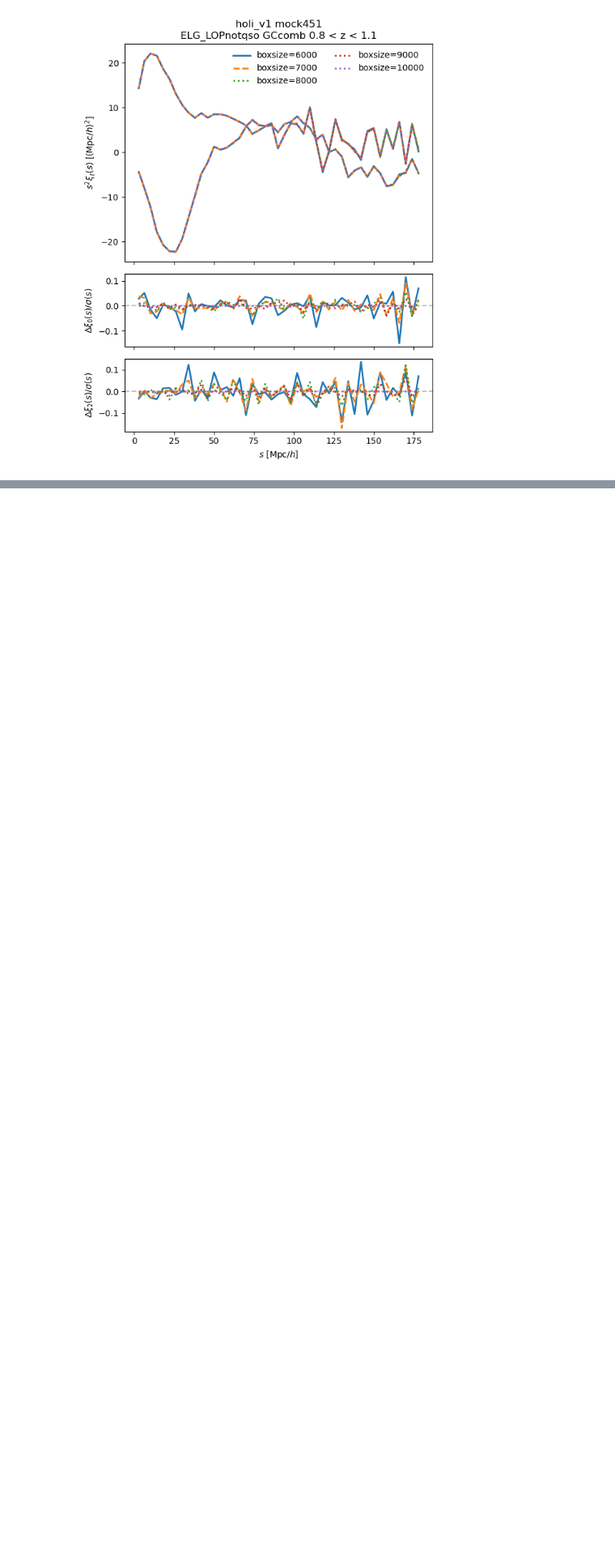
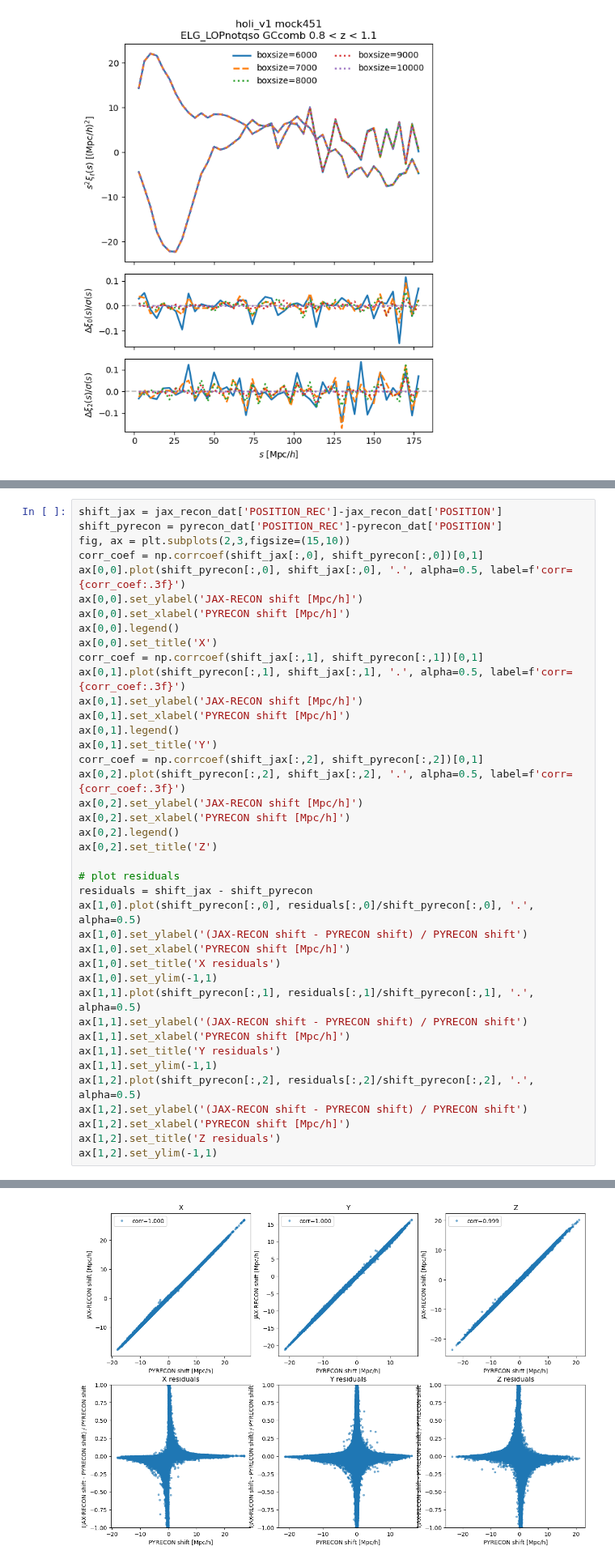
Before and after one commit to domichbt/desi-clustering, a Jupyter notebook: clustering_statistics/nb/checking_recon.ipynb, the cells around one changed output, grey strips where cells are left out. Shown at 81% size. Saved outputs shown, nothing was run; the diff lists cells and outputs as text; blank space fills up the shorter version.

```diff
--- a/clustering_statistics/nb/checking_recon.ipynb
+++ b/clustering_statistics/nb/checking_recon.ipynb
@@ -747,0 +729,41 @@ Catalog(csize=702072, size=702072, columns=['DEC', 'INDWEIGHT', 'NX', 'POSITION'
+# %%
+shift_jax = jax_recon_dat['POSITION_REC']-jax_recon_dat['POSITION']
+shift_pyrecon = pyrecon_dat['POSITION_REC']-pyrecon_dat['POSITION']
+fig, ax = plt.subplots(2,3,figsize=(15,10))
+corr_coef = np.corrcoef(shift_jax[:,0], shift_pyrecon[:,0])[0,1]
+ax[0,0].plot(shift_pyrecon[:,0], shift_jax[:,0], '.', alpha=0.5, label=f'corr={corr_coef:.3f}')
+ax[0,0].set_ylabel('JAX-RECON shift [Mpc/h]')
+ax[0,0].set_xlabel('PYRECON shift [Mpc/h]')
+ax[0,0].legend()
+ax[0,0].set_title('X')
+corr_coef = np.corrcoef(shift_jax[:,1], shift_pyrecon[:,1])[0,1]
+ax[0,1].plot(shift_pyrecon[:,1], shift_jax[:,1], '.', alpha=0.5, label=f'corr={corr_coef:.3f}')
+ax[0,1].set_ylabel('JAX-RECON shift [Mpc/h]')
+ax[0,1].set_xlabel('PYRECON shift [Mpc/h]')
+ax[0,1].legend()
+ax[0,1].set_title('Y')
+corr_coef = np.corrcoef(shift_jax[:,2], shift_pyrecon[:,2])[0,1]
+ax[0,2].plot(shift_pyrecon[:,2], shift_jax[:,2], '.', alpha=0.5, label=f'corr={corr_coef:.3f}')
+ax[0,2].set_ylabel('JAX-RECON shift [Mpc/h]')
+ax[0,2].set_xlabel('PYRECON shift [Mpc/h]')
+ax[0,2].legend()
+ax[0,2].set_title('Z')
+
+# plot residuals
+residuals = shift_jax - shift_pyrecon
+ax[1,0].plot(shift_pyrecon[:,0], residuals[:,0]/shift_pyrecon[:,0], '.', alpha=0.5)
+ax[1,0].set_ylabel('(JAX-RECON shift - PYRECON shift) / PYRECON shift')
+ax[1,0].set_xlabel('PYRECON shift [Mpc/h]')
+ax[1,0].set_title('X residuals')
+ax[1,0].set_ylim(-1,1)
+ax[1,1].plot(shift_pyrecon[:,1], residuals[:,1]/shift_pyrecon[:,1], '.', alpha=0.5)
+ax[1,1].set_ylabel('(JAX-RECON shift - PYRECON shift) / PYRECON shift')
+ax[1,1].set_xlabel('PYRECON shift [Mpc/h]')
+ax[1,1].set_title('Y residuals')
+ax[1,1].set_ylim(-1,1)
+ax[1,2].plot(shift_pyrecon[:,2], residuals[:,2]/shift_pyrecon[:,2], '.', alpha=0.5)
+ax[1,2].set_ylabel('(JAX-RECON shift - PYRECON shift) / PYRECON shift')
+ax[1,2].set_xlabel('PYRECON shift [Mpc/h]')
+ax[1,2].set_title('Z residuals')
+ax[1,2].set_ylim(-1,1)
+# %% [output]
@@ -748,3 +771,4 @@ Catalog(csize=702072, size=702072, columns=['DEC', 'INDWEIGHT', 'NX', 'POSITION'
+[figure, added]
 # %%
 # plot recon correlation function multipoles
 mock_ver='holi-v1-altmtl'
```
Also changed, not shown: parts of 4 cells of this notebook.
